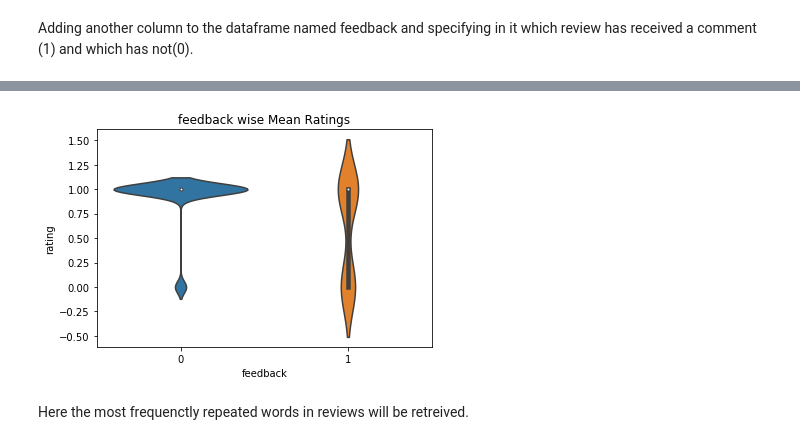
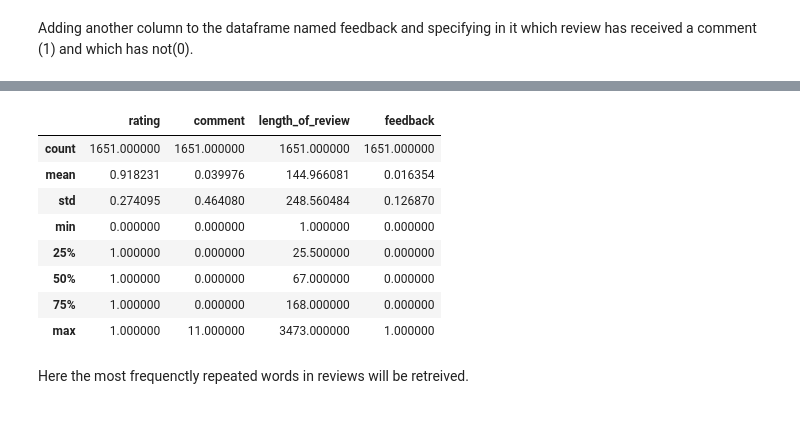
Before and after one commit to kavehamini/Amazon-Review-Analysis-JBL-Charge-4-Speaker-Sentiment-Analysis-NLP, a Jupyter notebook: Sentiment Analysis of Amazon reviews for JBL Speaker.ipynb, the cells around one changed output, grey strips where cells are left out. Drawn from its saved outputs; the diff is of its cells as text; code cells hidden in the pictures.

```diff
--- a/Sentiment Analysis of Amazon reviews for JBL Speaker.ipynb
+++ b/Sentiment Analysis of Amazon reviews for JBL Speaker.ipynb
@@ -230,9 +204,15 @@ df.sample(10)
-# %%
-sns.violinplot(df['feedback'], df['rating'])
-plt.title("feedback wise Mean Ratings")
-plt.show()
-# %% [output]
-[figure, removed]
+# %%
+df.describe()
+# %% [output]
+|  | rating | comment | length_of_review | feedback |
+| count | 1651.000000 | 1651.000000 | 1651.000000 | 1651.000000 |
+| mean | 0.918231 | 0.039976 | 144.966081 | 0.016354 |
+| std | 0.274095 | 0.464080 | 248.560484 | 0.126870 |
+| min | 0.000000 | 0.000000 | 1.000000 | 0.000000 |
+| 25% | 1.000000 | 0.000000 | 25.500000 | 0.000000 |
+| 50% | 1.000000 | 0.000000 | 67.000000 | 0.000000 |
+| 75% | 1.000000 | 0.000000 | 168.000000 | 0.000000 |
+| max | 1.000000 | 11.000000 | 3473.000000 | 1.000000 |
 # %% [markdown]
 Here the most frequenctly repeated words in reviews will be retreived.
 # %%
```
Also changed, not shown: parts of 27 cells of this notebook, 2 other files.
